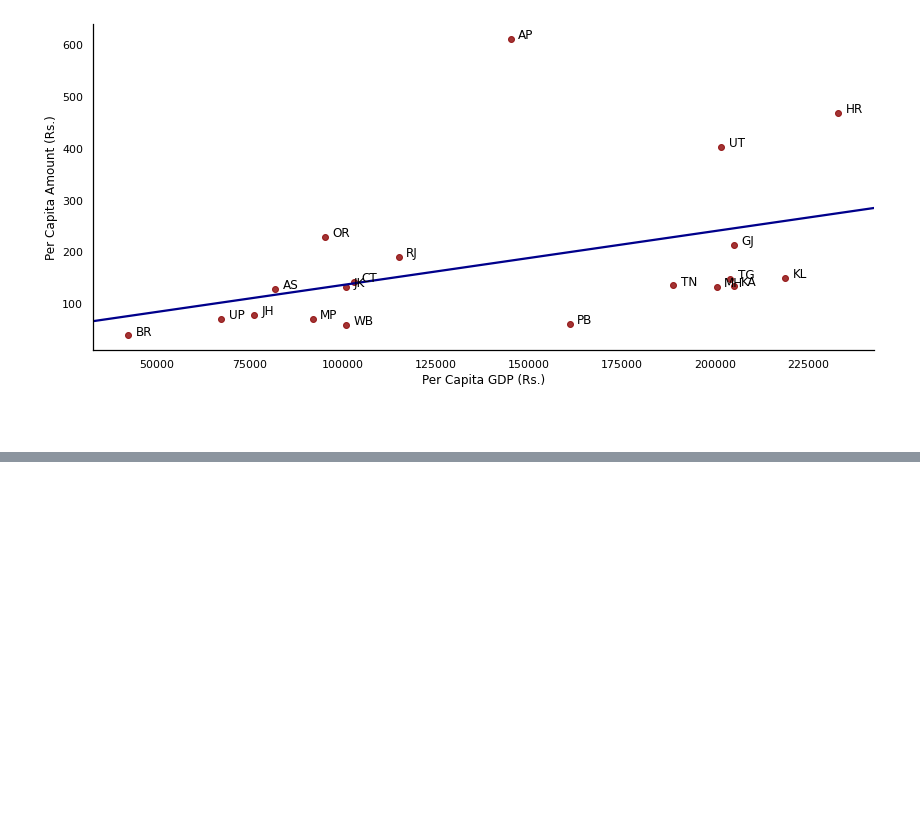
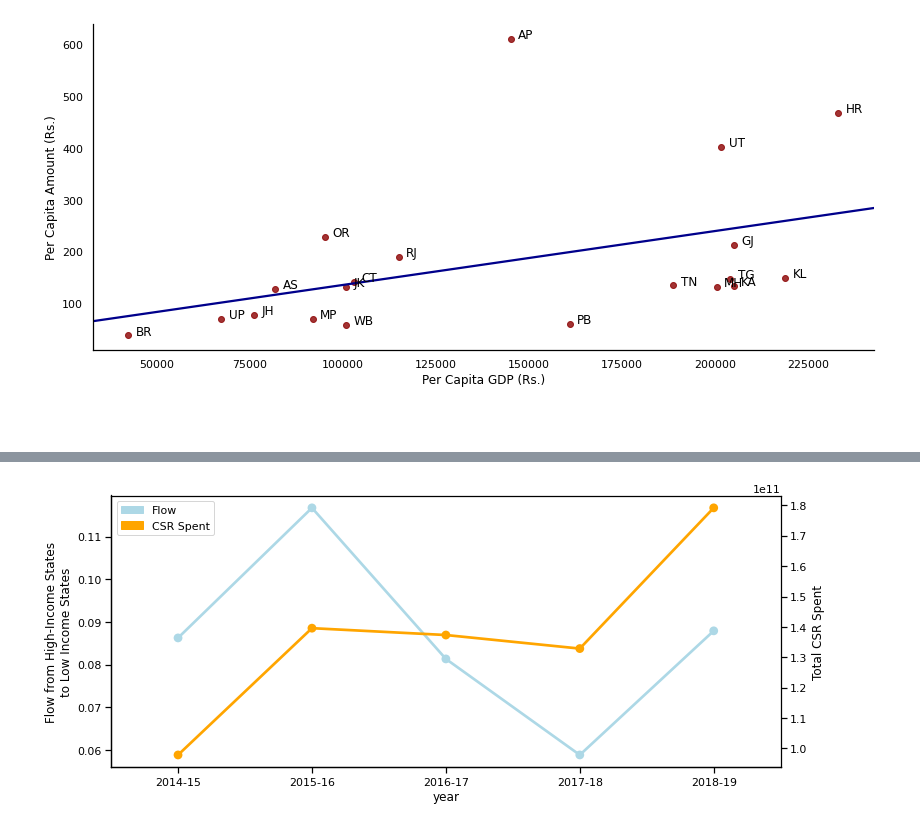
Before and after one commit to ragul-n/Analysis-of-CSR-Data, a Jupyter notebook: CSR Data Analysis.ipynb, the cells around one changed output, grey strips where cells are left out. Cells and saved outputs as stored; diff of their text form; code cells hidden in the pictures; blank space fills up the shorter version.

```diff
--- a/CSR Data Analysis.ipynb
+++ b/CSR Data Analysis.ipynb
@@ -491,31 +503,55 @@ x=gdp_current[(gdp_current.year=="2018-19")]
 x=x.merge(population, left_on="State\\UT", right_on="State")
 x["gdp per capita"]=(x["gdp"]/x["population"])*10000000
 
 rich_states = list(x[(x["gdp per capita"]>150000) & (x["population"]>10000000)]["State\\UT"])
 
 poor_states= list(x[(x["gdp per capita"]<150000) & (x["population"]>10000000)]["State\\UT"])
 
 
 flow=master_data[(master_data.State_project.isin(poor_states)) & (master_data.State_company.isin(rich_states))]
 i=flow
 
 flow=flow.groupby(["year", "State_project"])["Amount Spent"].agg("sum")
 flow=flow.reset_index()
 
 flow=flow.merge(population, left_on="State_project", right_on="State")
 flow["Amount Spent pc"]=flow["Amount Spent"]/flow["population"]
 
 flow=flow.groupby("year")["Amount Spent"].agg("sum")
 
 #
 total=master_data[master_data["State_company"].isin(rich_states)]
 total=total.groupby("year")["Amount Spent"].agg("sum")
 
 flow=flow/total
 
 
 fig, ax=plt.subplots(figsize=(12,5))
-sns.pointplot(y=flow.values, x=flow.index)#
+ax=sns.pointplot(y=flow.values, x=flow.index, label="Flow", color="lightblue")#
 sns.despine(left=False, bottom=False, right=True)
 
 ax.set_ylabel("Flow from High-Income States\nto Low Income States")
+
+#Total CSR Spent
+data=master_data[["CIN_Number", "Amount Spent", "year" ]]
+data= data.drop_duplicates()
+data= data.groupby("year")["Amount Spent"].agg("sum")
+data
+
+data=master_data[["CIN_Number", "Amount Spent", "year" ]]
+data= data.drop_duplicates()
+data= data.groupby("year")["Amount Spent"].agg("sum")
+data
+
+ax1 = ax.twinx()
+ax1.set_ylabel("Total CSR Spent")
+sns.pointplot(x=data.index,y=data.values, ax=ax1, color="orange", label="CSR Spent", legend=True)
+
+
+red_patch = mpatches.Patch(color='lightblue', label="Flow")
+black_patch = mpatches.Patch(color='orange', label="CSR Spent")
+plt.legend(handles=[red_patch, black_patch])
+
+plt.show()
+# %% [output]
+[figure, added]
```
Also changed, not shown: parts of 20 cells of this notebook.
